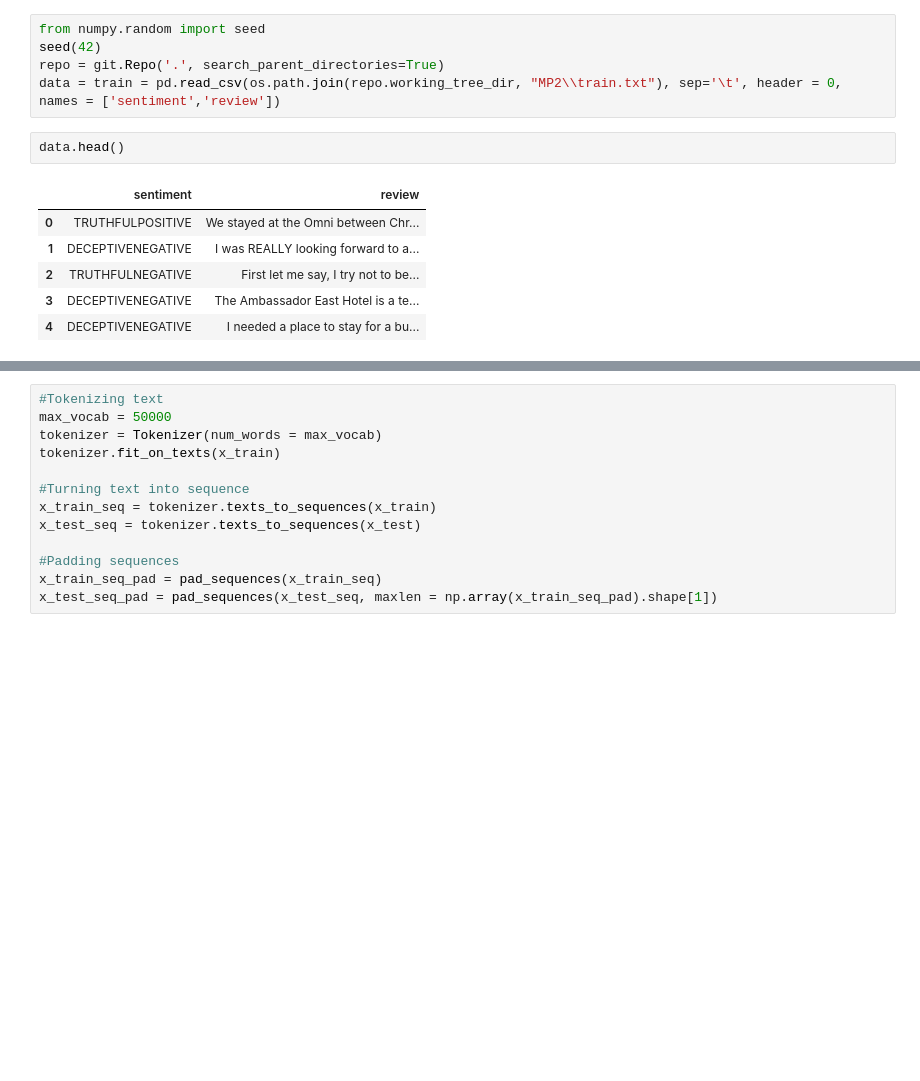
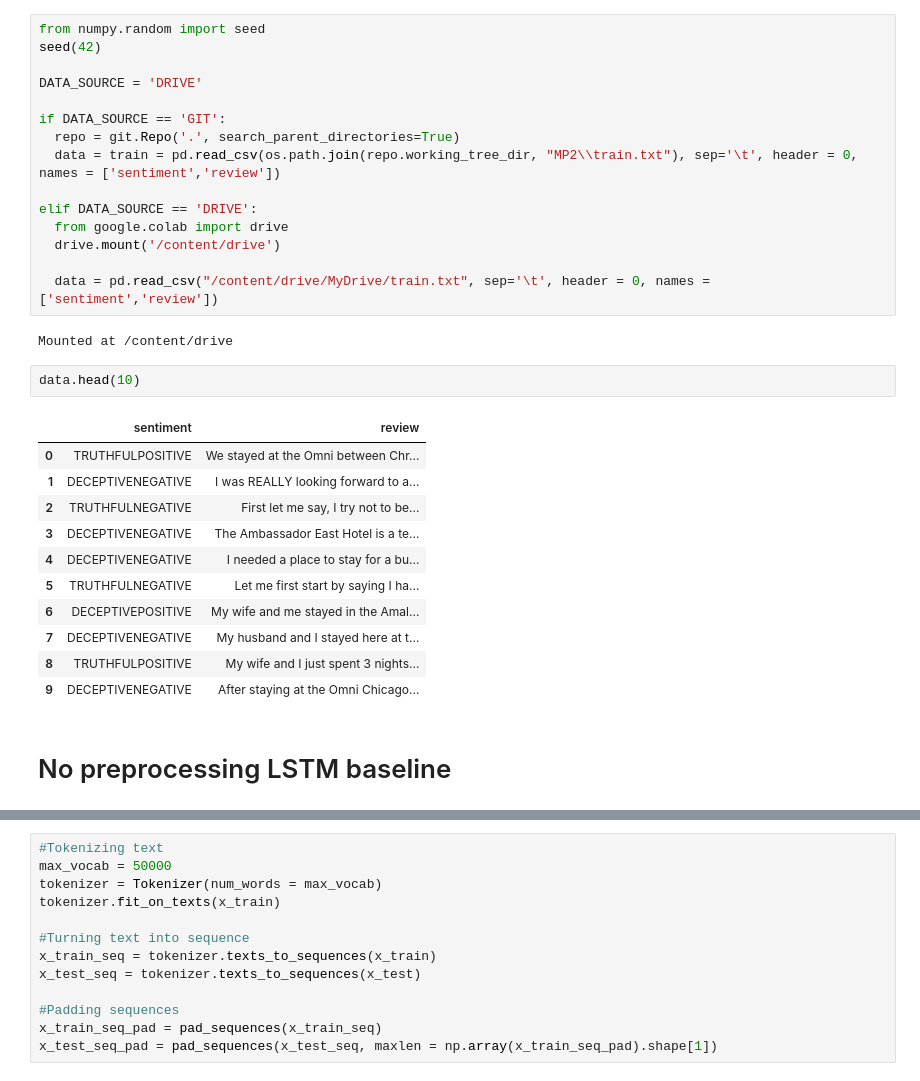
Before and after one commit to JJestel/NL, a Jupyter notebook: MP2/project.ipynb, the cells around one changed output, grey strips where cells are left out. Saved outputs shown, nothing was run; the diff lists cells and outputs as text; blank space fills up the shorter version.

```diff
--- a/MP2/project.ipynb
+++ b/MP2/project.ipynb
@@ -19,15 +53,34 @@ from tensorflow.keras.preprocessing.sequence import pad_sequences
 # %%
 from numpy.random import seed
 seed(42)
-repo = git.Repo('.', search_parent_directories=True)
-data = train = pd.read_csv(os.path.join(repo.working_tree_dir, "MP2\\train.txt"), sep='\t', header = 0, names = ['sentiment','review'])
+
+DATA_SOURCE = 'DRIVE'
+
+if DATA_SOURCE == 'GIT':
+  repo = git.Repo('.', search_parent_directories=True)
+  data = train = pd.read_csv(os.path.join(repo.working_tree_dir, "MP2\\train.txt"), sep='\t', header = 0, names = ['sentiment','review'])
+
+elif DATA_SOURCE == 'DRIVE':
+  from google.colab import drive
+  drive.mount('/content/drive')
+
+  data = pd.read_csv("/content/drive/MyDrive/train.txt", sep='\t', header = 0, names = ['sentiment','review'])
+# %% [output]
+Mounted at /content/drive
 # %%
-data.head()
+data.head(10)
 # %% [output]
 |  | sentiment | review |
 | 0 | TRUTHFULPOSITIVE | We stayed at the Omni between Chr... |
 | 1 | DECEPTIVENEGATIVE | I was REALLY looking forward to a... |
 | 2 | TRUTHFULNEGATIVE | First let me say, I try not to be... |
 | 3 | DECEPTIVENEGATIVE | The Ambassador East Hotel is a te... |
 | 4 | DECEPTIVENEGATIVE | I needed a place to stay for a bu... |
+| 5 | TRUTHFULNEGATIVE | Let me first start by saying I ha... |
+| 6 | DECEPTIVEPOSITIVE | My wife and me stayed in the Amal... |
+| 7 | DECEPTIVENEGATIVE | My husband and I stayed here at t... |
+| 8 | TRUTHFULPOSITIVE | My wife and I just spent 3 nights... |
+| 9 | DECEPTIVENEGATIVE | After staying at the Omni Chicago... |
+# %% [markdown]
+# No preprocessing LSTM baseline
 # %%
```
Also changed, not shown: parts of 83 cells of this notebook.
